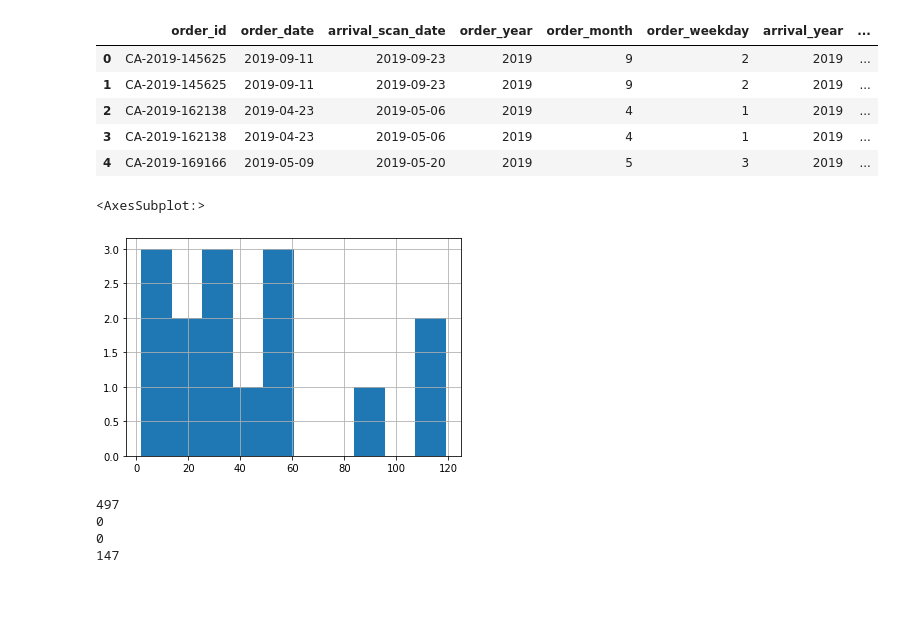
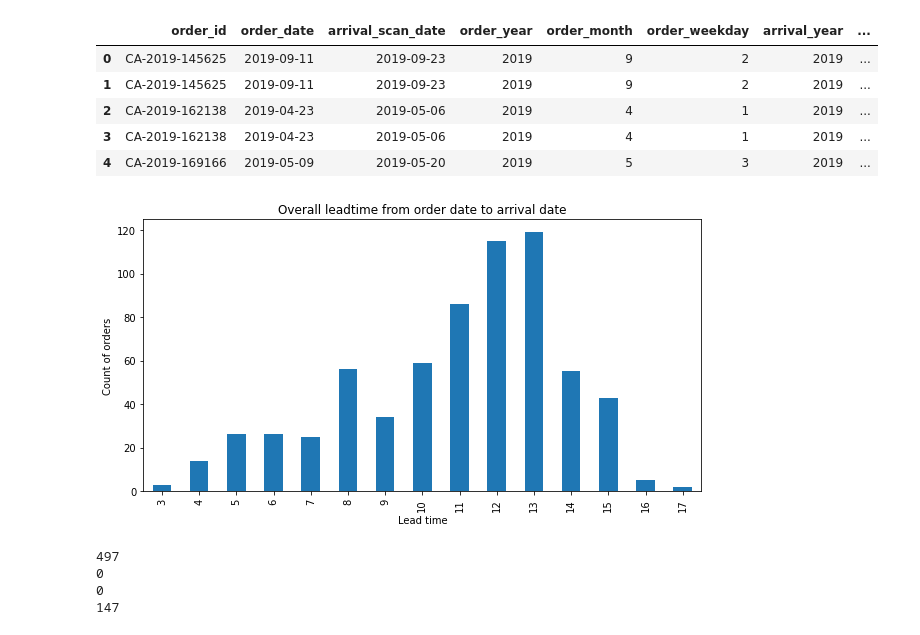
Before and after one commit to linapg/analysis_order_process_muesli_company, a Jupyter notebook: muesli_project.ipynb, the cells around one changed output. Drawn from its saved outputs; the diff is of its cells as text; code cells hidden in the pictures; blank space fills up the shorter version.

```diff
--- a/muesli_project.ipynb
+++ b/muesli_project.ipynb
@@ -180,11 +162,21 @@ df1.head()
 | 4 | CA-2019-169166 | 2019-05-09 | 2019-05-20 | 2019 | 5 | 3 | 2019 | ... |
 # %%
 leadtime= df1.groupby("day_dif_order").order_id.count()
-# %%
-leadtime.hist()
-# %% [output]
-<AxesSubplot:>
-[figure, removed]
+# %%
+# plotting overall leadtime
+fig, ax = plt.subplots(figsize=(10,5))
+(
+    df1
+    .groupby('day_dif_order')
+    .count()['order_id']
+    .plot.bar()
+)
+ax.set_title('Overall leadtime from order date to arrival date')
+
+ax.set_xlabel('Lead time');
+ax.set_ylabel('Count of orders');
+# %% [output]
+[figure, added]
 # %%
 #inspecting duplicates
 duplicates_df1 = df1[df1.duplicated(keep=False)].shape
```
Also changed, not shown: parts of 11 cells of this notebook.
